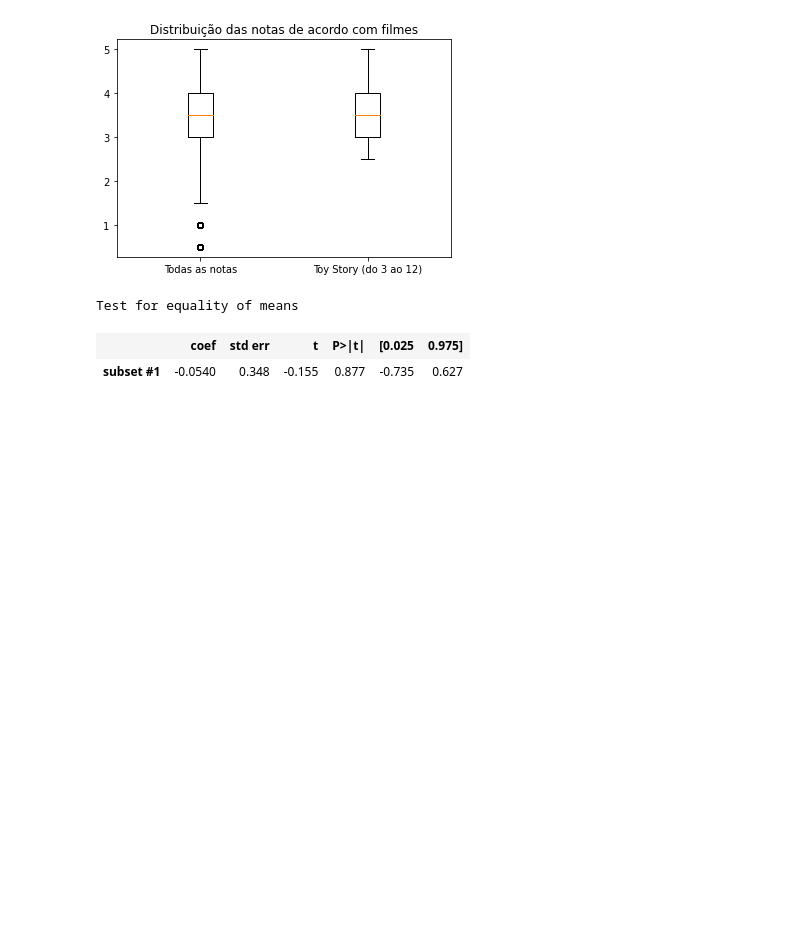
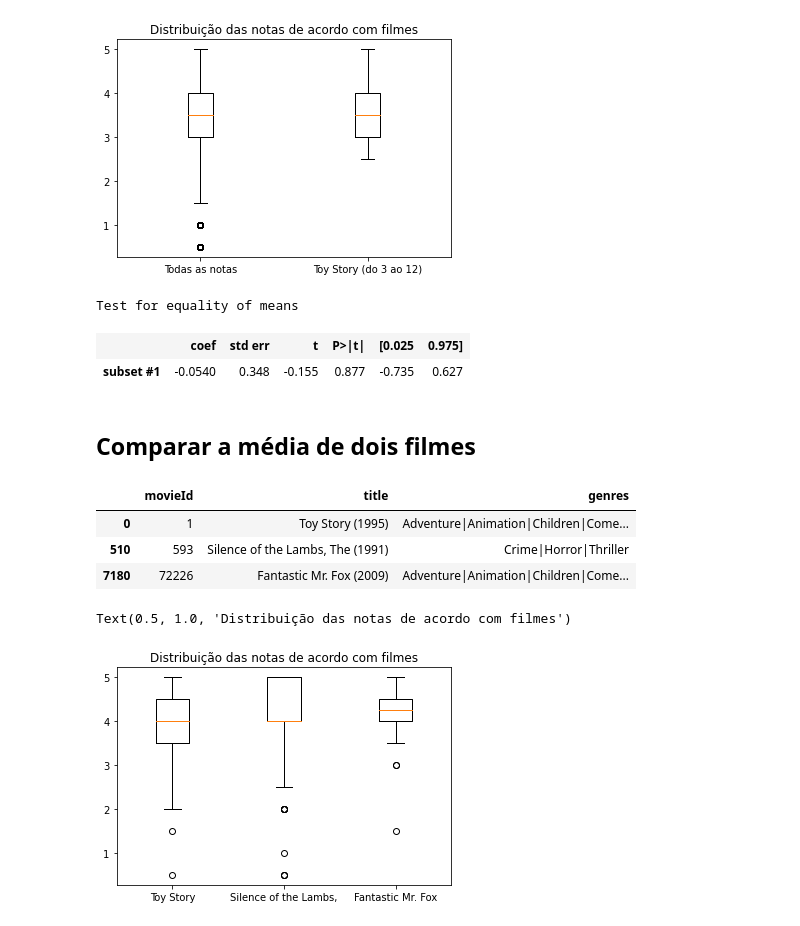
Before and after one commit to Gleis0nLemos/Testes_Estatisticos_com_Python, a Jupyter notebook: Testes_Estatisticos.ipynb, the cells around one changed output. Cells and saved outputs as stored; diff of their text form; code cells hidden in the pictures; blank space fills up the shorter version.

```diff
--- a/Testes_Estatisticos.ipynb
+++ b/Testes_Estatisticos.ipynb
@@ -389,3 +389,22 @@ comparacao.summary(use_t=True)
 Test for equality of means
 |  | coef | std err | t | P>|t| | [0.025 | 0.975] |
 | subset #1 | -0.0540 | 0.348 | -0.155 | 0.877 | -0.735 | 0.627 |
+# %% [markdown]
+## **Comparar a média de dois filmes**
+# %%
+filmes.query("movieId in [1, 593, 72226]")
+# %% [output]
+|  | movieId | title | genres |
+| 0 | 1 | Toy Story (1995) | Adventure|Animation|Children|Come... |
+| 510 | 593 | Silence of the Lambs, The (1991) | Crime|Horror|Thriller |
+| 7180 | 72226 | Fantastic Mr. Fox (2009) | Adventure|Animation|Children|Come... |
+# %%
+notas1 =  notas.query("movieId == 1")
+notas593 =  notas.query("movieId == 593")
+notas72226 =  notas.query("movieId == 72226")
+
+plt.boxplot([notas1.rating, notas593.rating, notas72226.rating], labels=["Toy Story", "Silence of the Lambs,", "Fantastic Mr. Fox"])
+plt.title("Distribuição das notas de acordo com filmes")
+# %% [output]
+Text(0.5, 1.0, 'Distribuição das notas de acordo com filmes')
+[figure, added]
```
Also changed, not shown: parts of 7 cells of this notebook, 1 other file.
